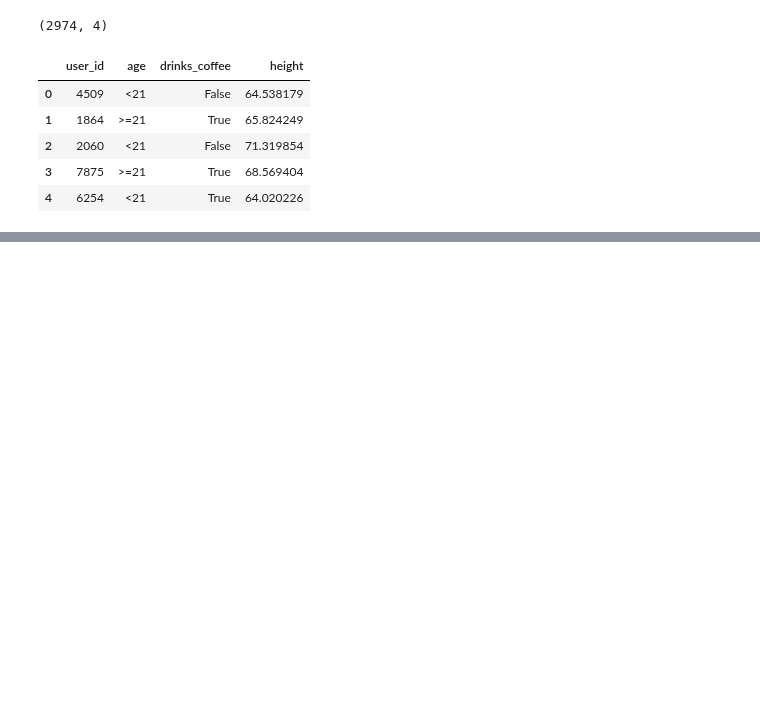
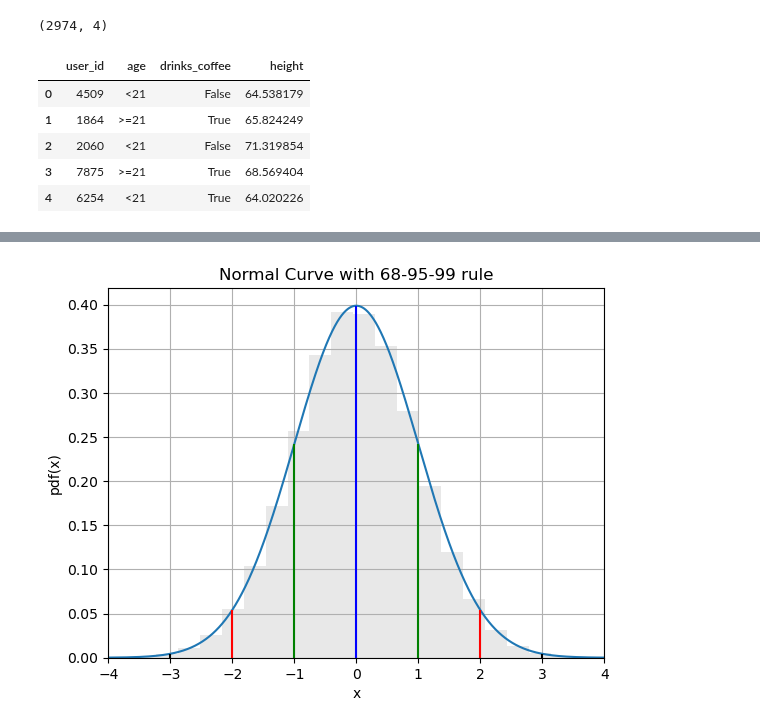
Before and after one commit to gitmystuff/DSChunks, a Jupyter notebook: Bootstrapping.ipynb, the cells around one changed output, grey strips where cells are left out. Saved outputs shown, nothing was run; the diff lists cells and outputs as text; code cells hidden in the pictures; blank space fills up the shorter version.

```diff
--- a/Bootstrapping.ipynb
+++ b/Bootstrapping.ipynb
@@ -101,0 +114,34 @@ plt.hist(bootstrap_means_10000);
+# %%
+# the normal curve
+import numpy as np
+import matplotlib.pyplot as plt
+import scipy.stats as stats
+
+X = stats.norm.rvs(size=100000)
+X.sort()
+
+parameters = stats.norm.fit(X)
+mu, sigma = parameters
+
+fig, ax = plt.subplots()
+ax.plot(X, stats.norm.pdf(X, loc=mu, scale=sigma))
+ax.hist(X, bins=25, density=True, color='lightgray', alpha=0.5)
+ax.set_xlabel('x')
+ax.set_ylabel('pdf(x)')
+ax.set_xlim(-4, 4)
+ax.grid(True)
+
+plt.vlines(x=-3, ymin=0, ymax=stats.norm.pdf(-3, loc=mu, scale=sigma), color='black')
+plt.vlines(x=-2, ymin=0, ymax=stats.norm.pdf(-2, loc=mu, scale=sigma), color='red')
+plt.vlines(x=-1, ymin=0, ymax=stats.norm.pdf(-1, loc=mu, scale=sigma), color='green')
+plt.vlines(x=0, ymin=0, ymax=stats.norm.pdf(0, loc=mu, scale=sigma), color='blue')
+plt.vlines(x=1, ymin=0, ymax=stats.norm.pdf(1, loc=mu, scale=sigma), color='green')
+plt.vlines(x=2, ymin=0, ymax=stats.norm.pdf(2, loc=mu, scale=sigma), color='red')
+plt.vlines(x=3, ymin=0, ymax=stats.norm.pdf(3, loc=mu, scale=sigma), color='black')
+# plt.axvline(np.percentile(X, 2.5), color='black')
+# plt.axvline(np.percentile(X, 97.5), color='black')
+
+plt.title('Normal Curve with 68-95-99 rule')
+plt.show()
+# %% [output]
+[figure, added]
```
Also changed, not shown: parts of 12 cells of this notebook.
